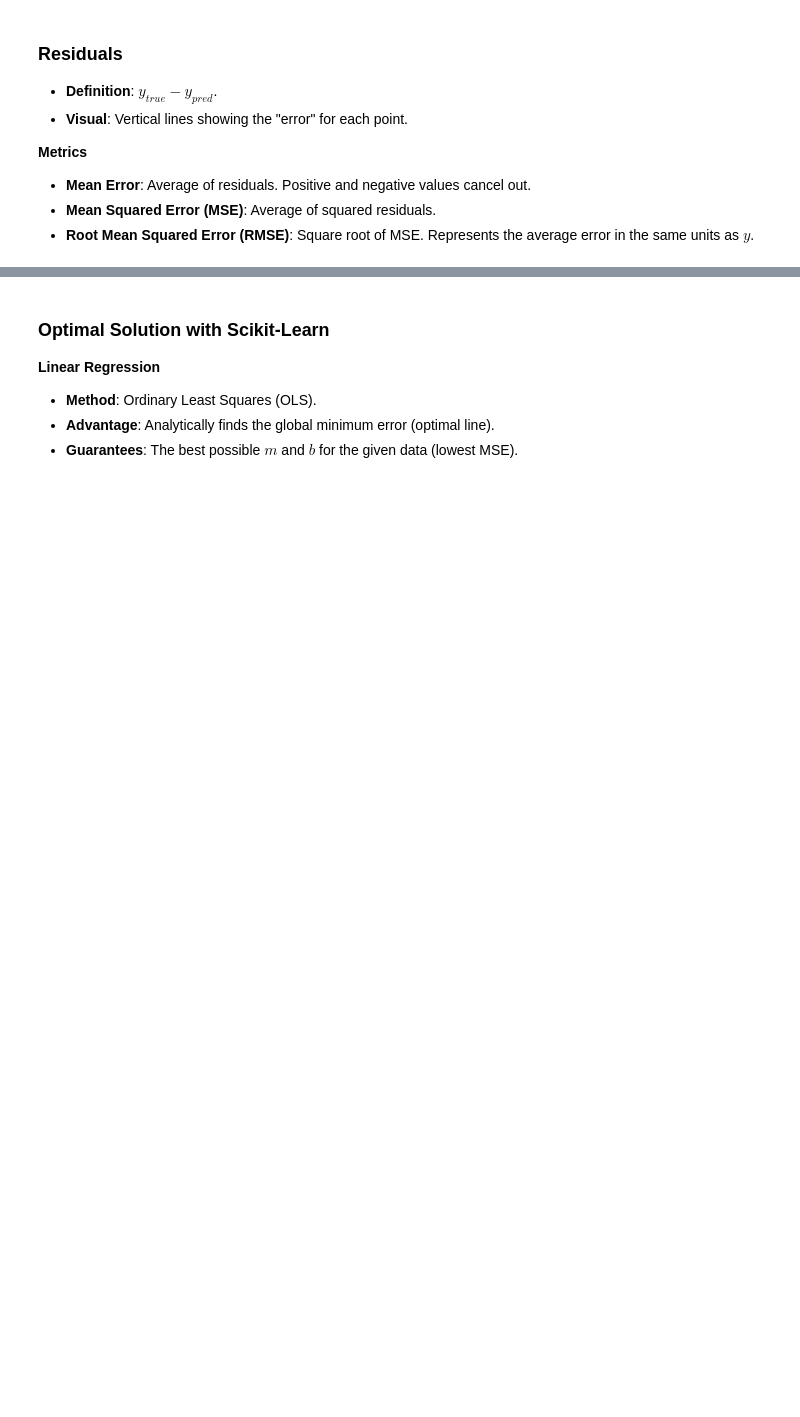
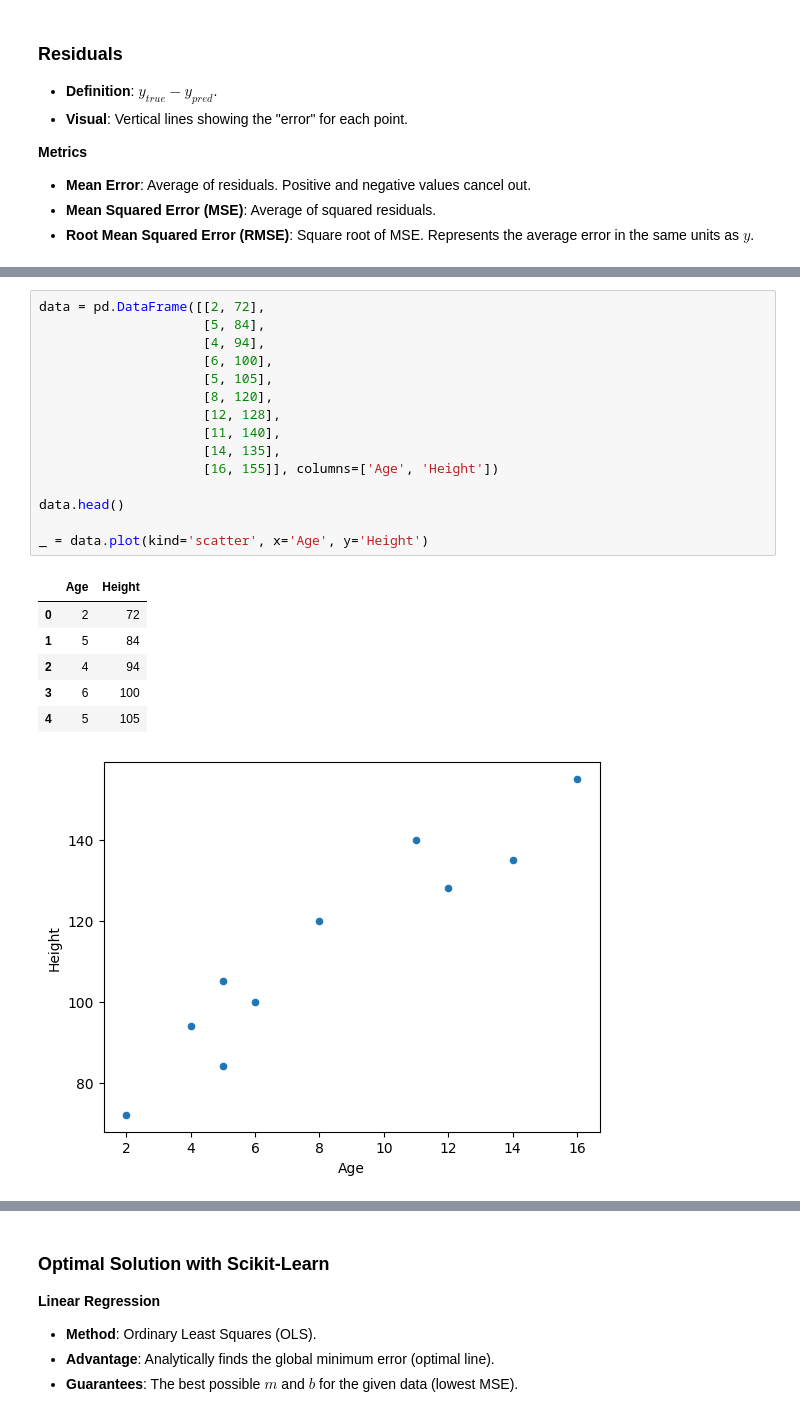
Before and after one commit to k26rahul/dl-and-genai, a Jupyter notebook: week-1/linear-regression.ipynb, the cells around one changed output, grey strips where cells are left out. Saved outputs shown, nothing was run; the diff lists cells and outputs as text; blank space fills up the shorter version.

```diff
--- a/week-1/linear-regression.ipynb
+++ b/week-1/linear-regression.ipynb
@@ -111,3 +117,26 @@ Root Mean Squared Error (RMSE): 3.06
 * **Target ($y$)**: Height (cm).
 * **Goal**: Evaluate 3 manual guesses for slope ($m$) and intercept ($b$).
 * **Visuals**: 3 subplots showing the guessed lines and their residuals.
+# %%
+data = pd.DataFrame([[2, 72],
+                     [5, 84],
+                     [4, 94],
+                     [6, 100],
+                     [5, 105],
+                     [8, 120],
+                     [12, 128],
+                     [11, 140],
+                     [14, 135],
+                     [16, 155]], columns=['Age', 'Height'])
+
+data.head()
+
+_ = data.plot(kind='scatter', x='Age', y='Height')
+# %% [output]
+|  | Age | Height |
+| 0 | 2 | 72 |
+| 1 | 5 | 84 |
+| 2 | 4 | 94 |
+| 3 | 6 | 100 |
+| 4 | 5 | 105 |
+[figure, added]
```
Also changed, not shown: parts of 42 cells of this notebook.
